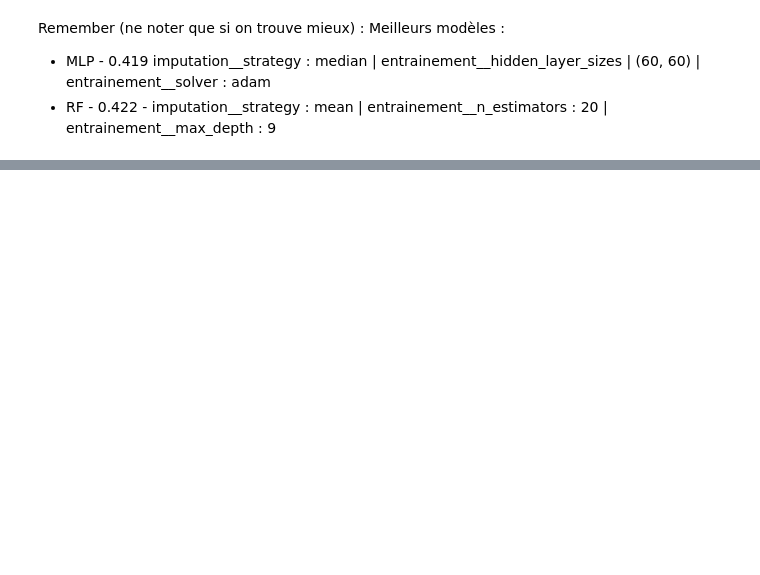
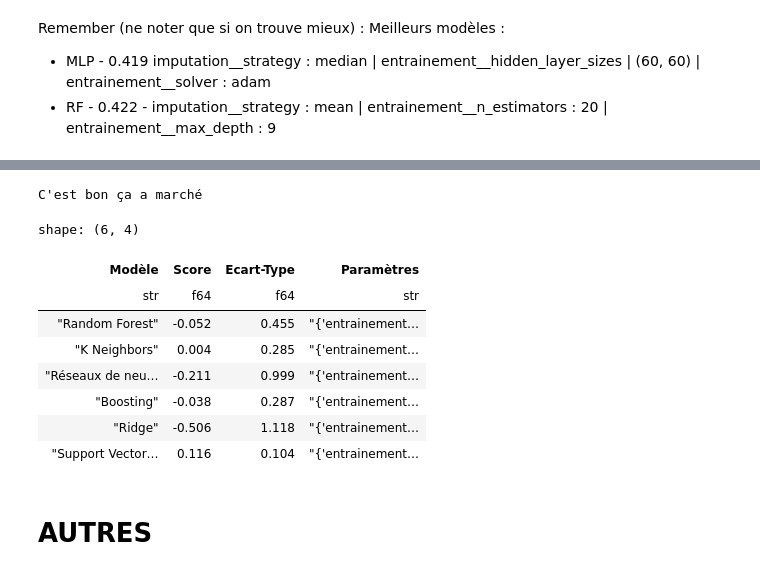
Before and after one commit to CDucloux/Wine-Scraping, a Jupyter notebook: models.ipynb, the cells around one changed output, grey strips where cells are left out. Saved outputs shown, nothing was run; the diff lists cells and outputs as text; code cells hidden in the pictures; blank space fills up the shorter version.

```diff
--- a/models.ipynb
+++ b/models.ipynb
@@ -54,0 +87,18 @@ Meilleurs modèles :
+# %%
+stockage_result_csv(model)
+# %% [output]
+C'est bon ça a marché
+# %%
+pl.read_csv('./data/result_ml.csv')
+# %% [output]
+shape: (6, 4)
+| Modèle | Score | Ecart-Type | Paramètres |
+| str | f64 | f64 | str |
+| "Random Forest" | -0.052 | 0.455 | "{'entrainement… |
+| "K Neighbors" | 0.004 | 0.285 | "{'entrainement… |
+| "Réseaux de neu… | -0.211 | 0.999 | "{'entrainement… |
+| "Boosting" | -0.038 | 0.287 | "{'entrainement… |
+| "Ridge" | -0.506 | 1.118 | "{'entrainement… |
+| "Support Vector… | 0.116 | 0.104 | "{'entrainement… |
+# %% [markdown]
+# AUTRES
```
Also changed, not shown: parts of 12 cells of this notebook, 5 other files.
